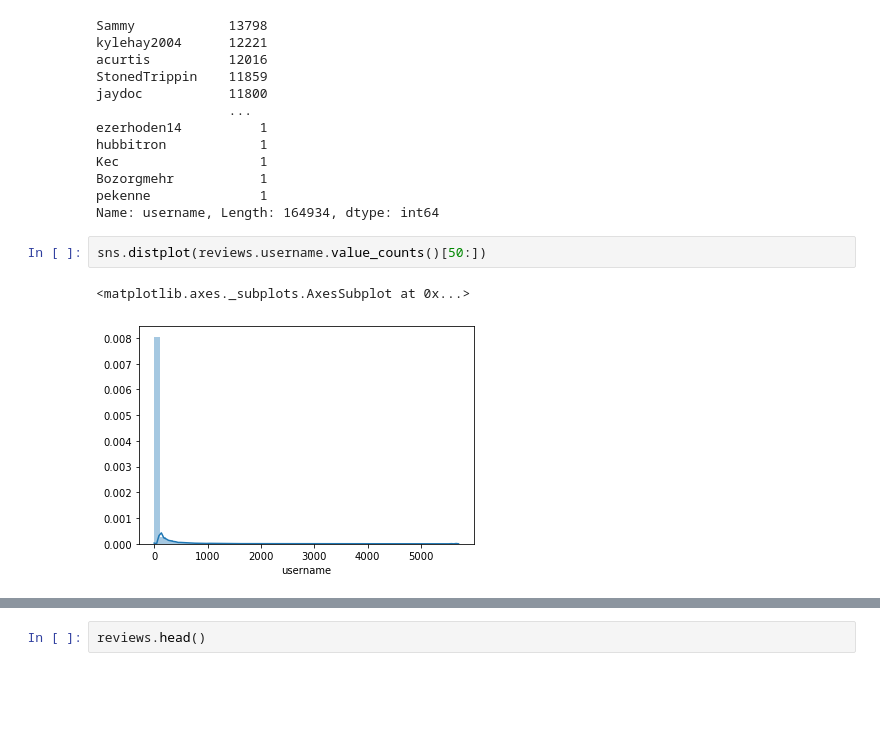
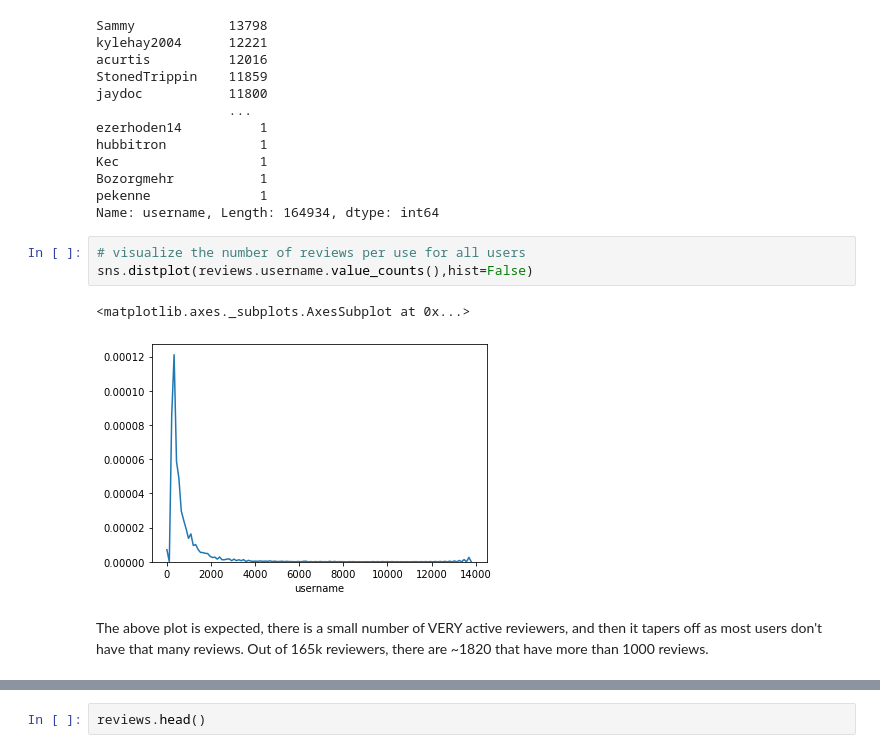
Before and after one commit to aabrahamson3/beer30, a Jupyter notebook: Beer-EDA.ipynb, the cells around one changed output, grey strips where cells are left out. Cells and saved outputs as stored; diff of their text form; blank space fills up the shorter version.

```diff
--- a/Beer-EDA.ipynb
+++ b/Beer-EDA.ipynb
@@ -35,8 +38,11 @@ Kec                  1
 Bozorgmehr           1
 pekenne              1
 Name: username, Length: 164934, dtype: int64
-# %%
-sns.distplot(reviews.username.value_counts()[50:])
-# %% [output]
-<matplotlib.axes._subplots.AxesSubplot at 0x...>
-[figure, removed]
+# %%
+# visualize the number of reviews per use for all users
+sns.distplot(reviews.username.value_counts(),hist=False)
+# %% [output]
+<matplotlib.axes._subplots.AxesSubplot at 0x...>
+[figure, added]
+# %% [markdown]
+The above plot is expected, there is a small number of VERY active reviewers, and then it tapers off as most users don't have that many reviews. Out of 165k reviewers, there are ~1820 that have more than 1000 reviews.
```
Also changed, not shown: parts of 52 cells of this notebook, 1 other file.
